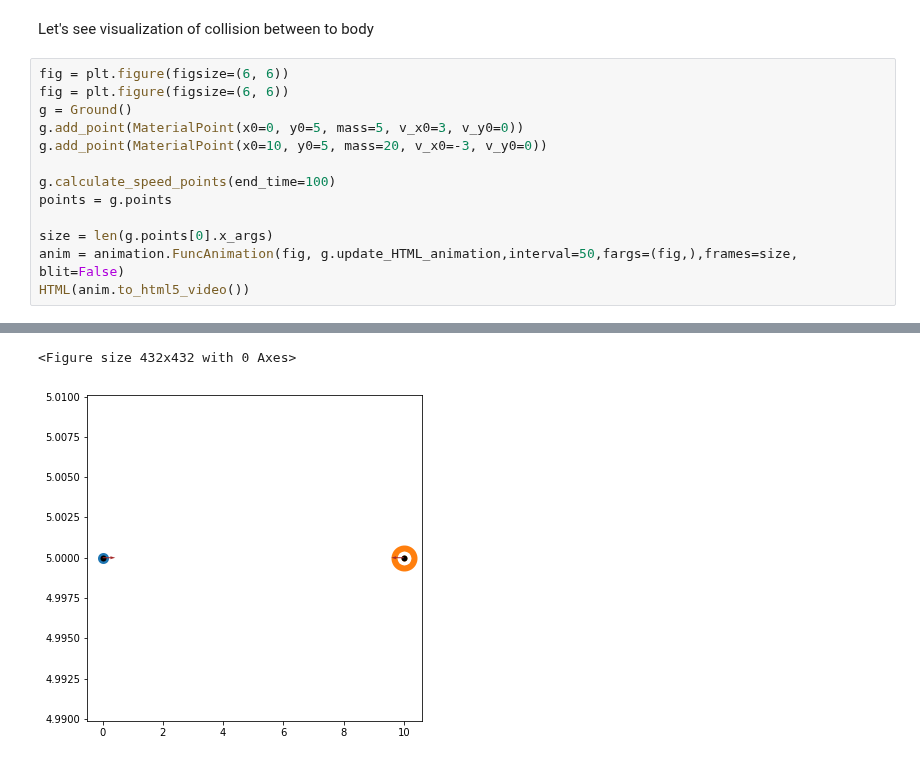
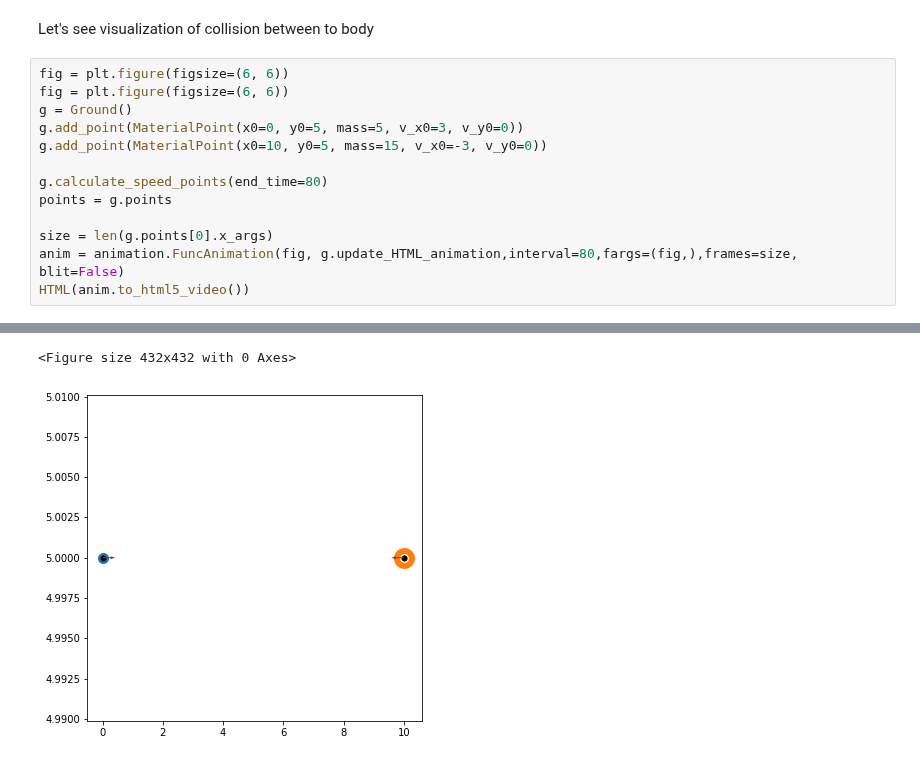
Before and after one commit to daodavid/mechanics, a Jupyter notebook: Mechanics.ipynb, the cells around one changed output, grey strips where cells are left out. Drawn from its saved outputs; the diff is of its cells as text.

```diff
--- a/Mechanics.ipynb
+++ b/Mechanics.ipynb
@@ -197,17 +220,17 @@ Let's see visualization of collision between to body
 # %%
 fig = plt.figure(figsize=(6, 6))
 fig = plt.figure(figsize=(6, 6))
 g = Ground()
 g.add_point(MaterialPoint(x0=0, y0=5, mass=5, v_x0=3, v_y0=0))
-g.add_point(MaterialPoint(x0=10, y0=5, mass=20, v_x0=-3, v_y0=0))
+g.add_point(MaterialPoint(x0=10, y0=5, mass=15, v_x0=-3, v_y0=0))
 
-g.calculate_speed_points(end_time=100)
+g.calculate_speed_points(end_time=80)
 points = g.points
 
 size = len(g.points[0].x_args)
-anim = animation.FuncAnimation(fig, g.update_HTML_animation,interval=50,fargs=(fig,),frames=size, blit=False)
+anim = animation.FuncAnimation(fig, g.update_HTML_animation,interval=80,fargs=(fig,),frames=size, blit=False)
 HTML(anim.to_html5_video())
 # %% [output]
 [interactive output not drawn]
 <Figure size 432x432 with 0 Axes>
-[figure, old version]
+[figure, new version]
```
Also changed, not shown: parts of 29 cells of this notebook.
